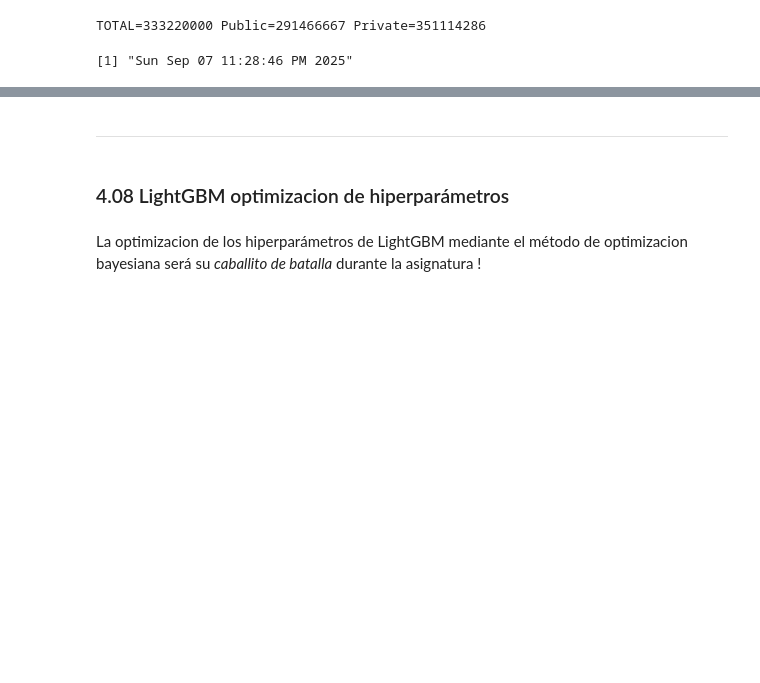
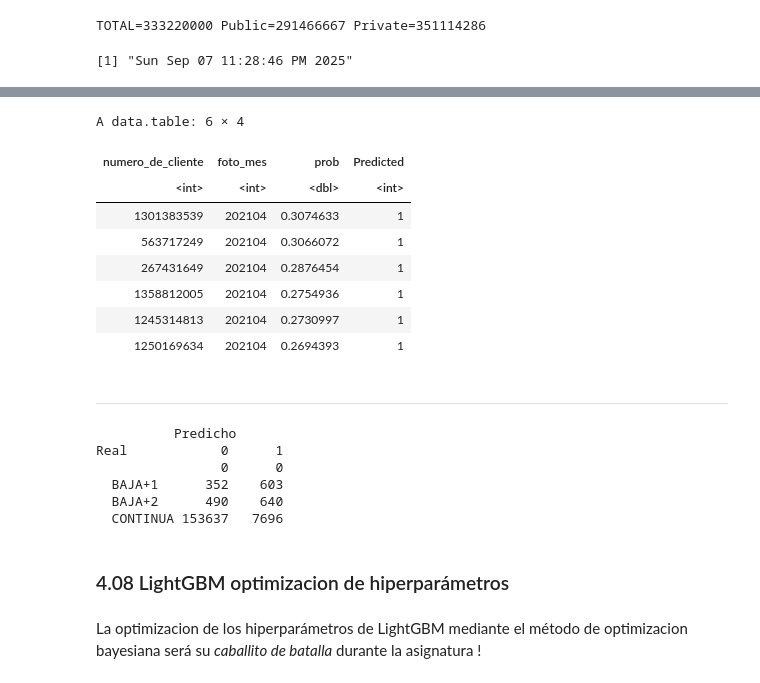
Before and after one commit to Guadito/dmeyf2025, a Jupyter notebook: TPs/470_GBDT_LightGBM.ipynb, the cells around one changed output, grey strips where cells are left out. Saved outputs shown, nothing was run; the diff lists cells and outputs as text; code cells hidden in the pictures; blank space fills up the shorter version.

```diff
--- a/TPs/470_GBDT_LightGBM.ipynb
+++ b/TPs/470_GBDT_LightGBM.ipynb
@@ -440,3 +474,15 @@ format(Sys.time(), "%a %b %d %X %Y")
+# %%
+head(tb_prediccion)
+# %% [output]
+A data.table: 6 × 4
+| numero_de_cliente | foto_mes | prob | Predicted |
+| <int> | <int> | <dbl> | <int> |
+| 1301383539 | 202104 | 0.3074633 | 1 |
+| 563717249 | 202104 | 0.3066072 | 1 |
+| 267431649 | 202104 | 0.2876454 | 1 |
+| 1358812005 | 202104 | 0.2754936 | 1 |
+| 1245314813 | 202104 | 0.2730997 | 1 |
+| 1250169634 | 202104 | 0.2694393 | 1 |
 # %% [markdown]
 
 
@@ -444,3 +498,17 @@ format(Sys.time(), "%a %b %d %X %Y")
+# %%
+mat_conf <- table(
+  Real = dt_eval$clase_ternaria,
+  Predicho = dt_eval$Predicted
+)
+
+mat_conf
+# %% [output]
+          Predicho
+Real            0      1
+                0      0
+  BAJA+1      352    603
+  BAJA+2      490    640
+  CONTINUA 153637   7696
 # %% [markdown]
 ### 4.08  LightGBM  optimizacion de hiperparámetros
 # %% [markdown]
```
Also changed, not shown: parts of 6 cells of this notebook.
